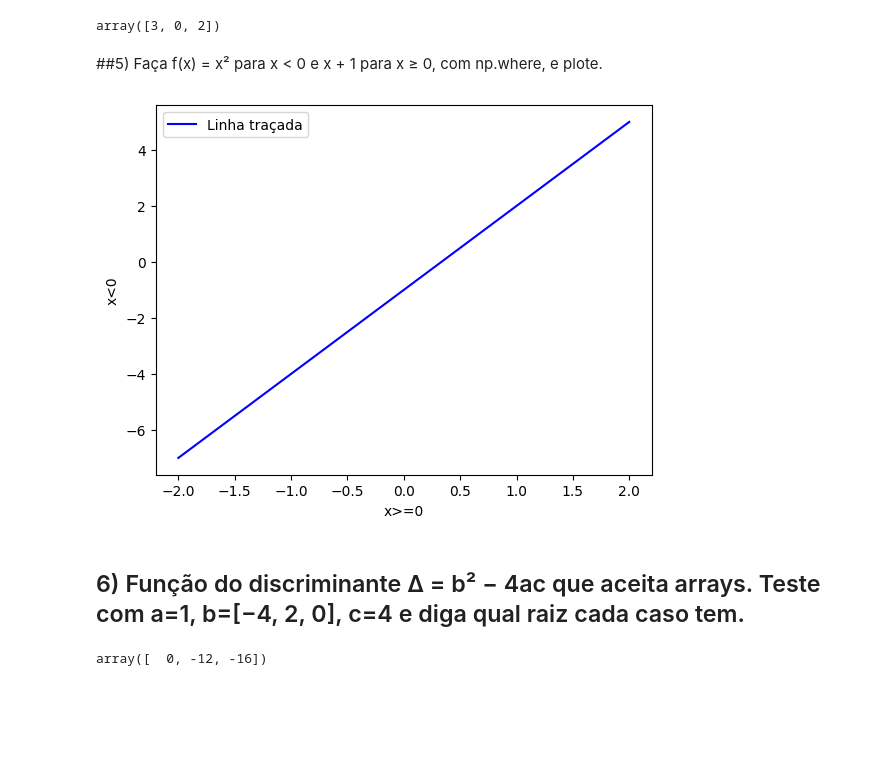
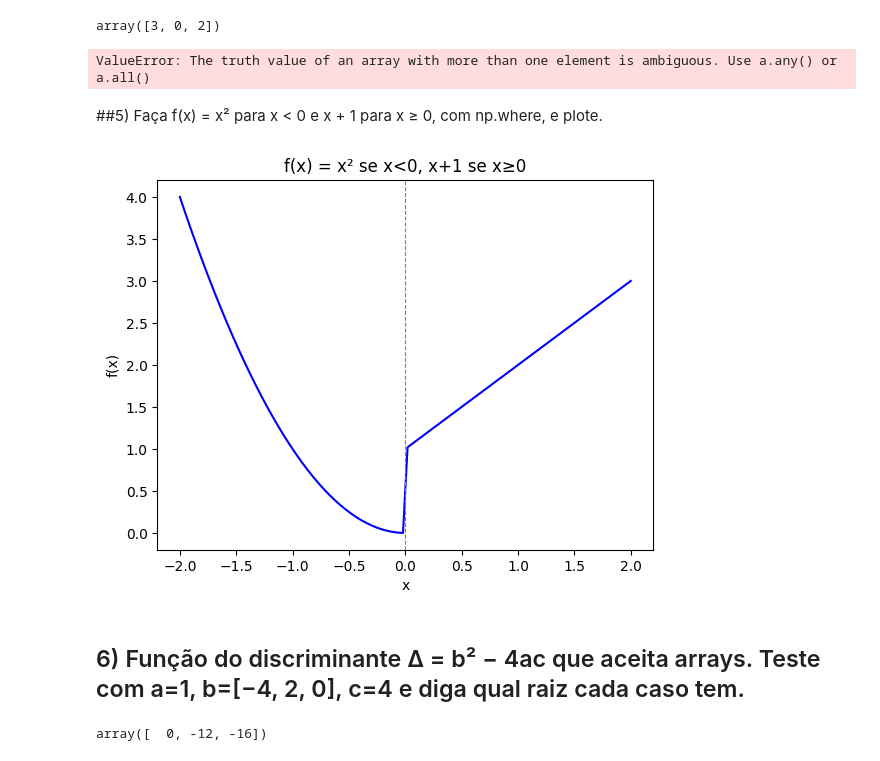
Before and after one commit to pedrosampaiom2007-gif/Modelagem-Matematica-Computacional, a Jupyter notebook: Aula_1_Função.ipynb, the cells around one changed output. Saved outputs shown, nothing was run; the diff lists cells and outputs as text; code cells hidden in the pictures; blank space fills up the shorter version.

Commit message:
Correção dos exercícios

```diff
--- a/Aula_1_Função.ipynb
+++ b/Aula_1_Função.ipynb
@@ -178,23 +178,31 @@ array(6.54)
 my_abs(np.array([-3, 0, 2]))
 # %% [output]
 array([3, 0, 2])
+# %%
+def my_abs_if(x):
+    if x >= 0:
+        return x
+    return -x
+
+my_abs_if(np.array([-3, 0, 2]))
+# %% [output]
+ValueError: The truth value of an array with more than one element is ambiguous. Use a.any() or a.all()
 # %% [markdown]
 ##5) Faça f(x) = x² para x < 0 e x + 1 para x ≥ 0, com np.where, e plote.
-# %%
-def ex(x,y):
-  xi= x+1
-
-  y=x**2
-  return np.where(x< 0,y,xi)
-# %%
-plt.plot(x,y,label="Linha traçada",color="blue")
-plt.xlabel("x>=0" )
-plt.ylabel('x<0')
-
-plt.legend()
-plt.show()
-# %% [output]
-[figure, removed]
+# %%
+def ex(x):
+    return np.where(x < 0, x**2, x + 1)
+
+y5 = ex(x)  # x já existe, do exercício 3
+
+plt.plot(x, y5, color="blue")
+plt.axvline(0, color="gray", linestyle="--", linewidth=0.8)
+plt.xlabel("x")
+plt.ylabel("f(x)")
+plt.title("f(x) = x² se x<0, x+1 se x≥0")
+plt.show()
+# %% [output]
+[figure, added]
 # %% [markdown]
 ## 6) Função do discriminante Δ = b² − 4ac que aceita arrays. Teste com a=1, b=[−4, 2, 0], c=4 e diga qual raiz cada caso tem.
 # %%
@@ -206,7 +214,10 @@ def delta(a,b,c):
   conta = b_array**2 - 4*a*c_array
 
   return conta
-# %%
-delta(1,[-4, 2, 0],4)
-# %% [output]
-array([  0, -12, -16])
+# %%
+delta(1,[-4, 2, 0],4)
+#Δ=0 (b=−4): uma raiz real (raiz dupla)
+#Δ=−12 (b=2): nenhuma raiz real (duas raízes complexas)
+#Δ=−16 (b=0): nenhuma raiz real (duas raízes complexas)
+# %% [output]
+array([  0, -12, -16])
```
